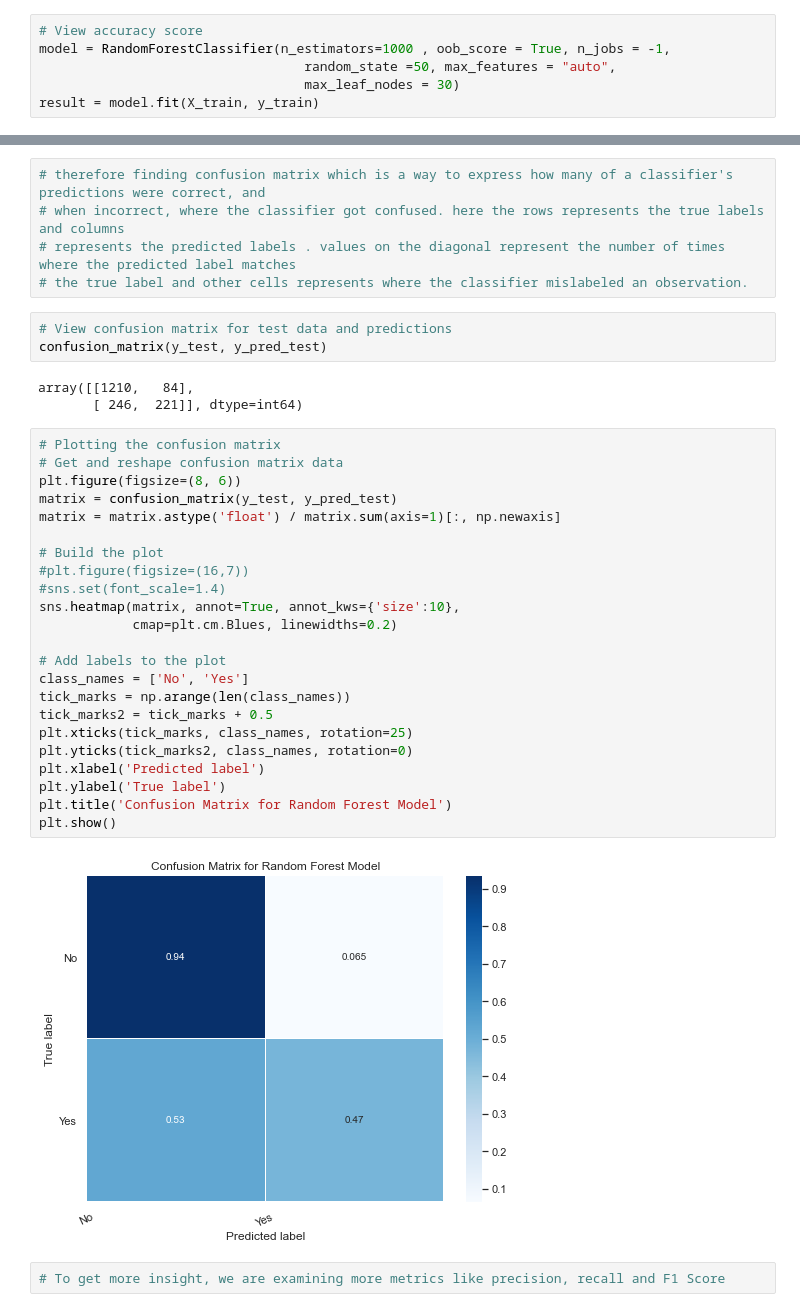
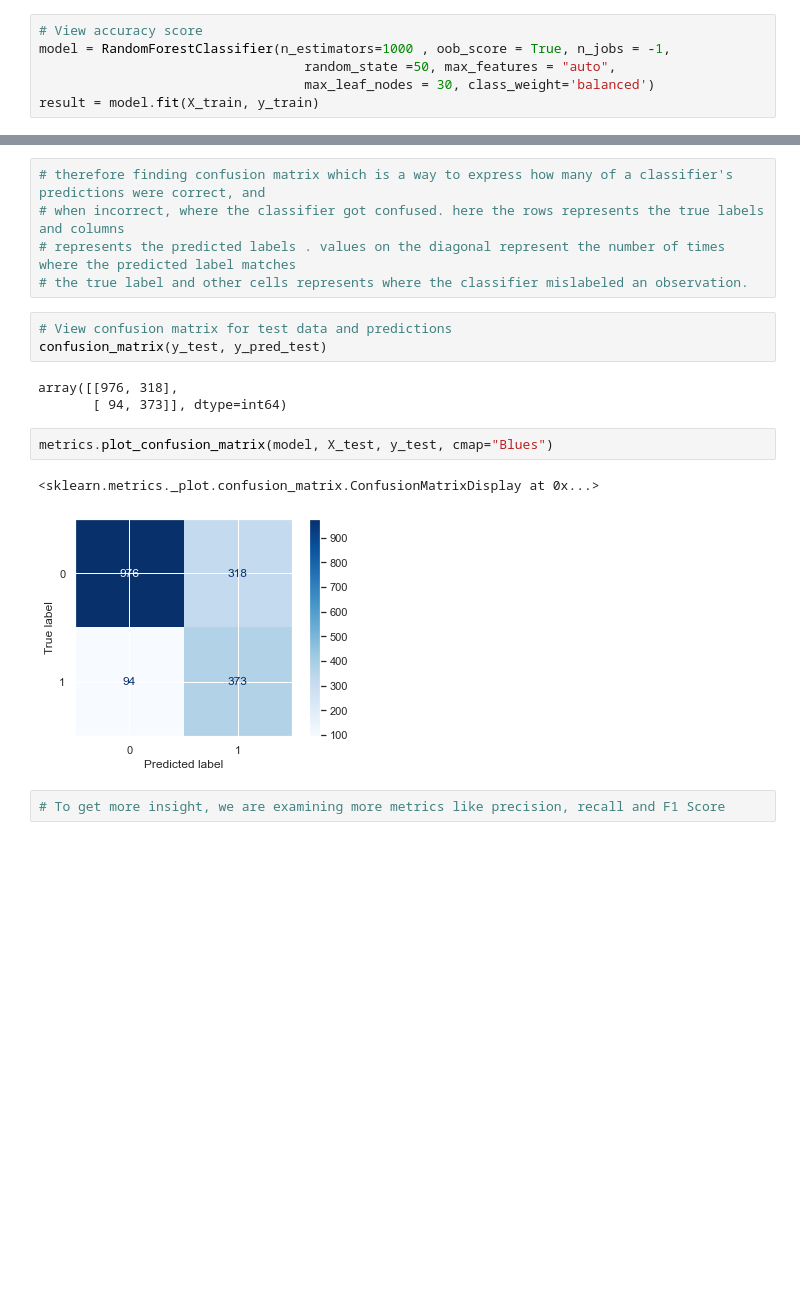
Before and after one commit to samarth-malhotra/Dissertation, a Jupyter notebook: Dissertation Project.ipynb, the cells around one changed output, grey strips where cells are left out. Cells and saved outputs as stored; diff of their text form; blank space fills up the shorter version.

```diff
--- a/Dissertation Project.ipynb
+++ b/Dissertation Project.ipynb
@@ -714,7 +709,7 @@ X_train, X_test, y_train, y_test = train_test_split(X, y, random_state=1, strati
 # View accuracy score
 model = RandomForestClassifier(n_estimators=1000 , oob_score = True, n_jobs = -1,
                                   random_state =50, max_features = "auto",
-                                  max_leaf_nodes = 30)
+                                  max_leaf_nodes = 30, class_weight='balanced')
 result = model.fit(X_train, y_train)
 # %%
 y_pred_test = model.predict(X_test)
@@ -733,33 +729,13 @@ accuracy_score(y_test, y_pred_test)
 # View confusion matrix for test data and predictions
 confusion_matrix(y_test, y_pred_test)
 # %% [output]
-array([[1210,   84],
-       [ 246,  221]], dtype=int64)
+array([[976, 318],
+       [ 94, 373]], dtype=int64)
-# %%
-# Plotting the confusion matrix
-# Get and reshape confusion matrix data
-plt.figure(figsize=(8, 6))
-matrix = confusion_matrix(y_test, y_pred_test)
-matrix = matrix.astype('float') / matrix.sum(axis=1)[:, np.newaxis]
-
-# Build the plot
-#plt.figure(figsize=(16,7))
-#sns.set(font_scale=1.4)
-sns.heatmap(matrix, annot=True, annot_kws={'size':10},
-            cmap=plt.cm.Blues, linewidths=0.2)
-
-# Add labels to the plot
-class_names = ['No', 'Yes']
-tick_marks = np.arange(len(class_names))
-tick_marks2 = tick_marks + 0.5
-plt.xticks(tick_marks, class_names, rotation=25)
-plt.yticks(tick_marks2, class_names, rotation=0)
-plt.xlabel('Predicted label')
-plt.ylabel('True label')
-plt.title('Confusion Matrix for Random Forest Model')
-plt.show()
-# %% [output]
-[figure, removed]
+# %%
+metrics.plot_confusion_matrix(model, X_test, y_test, cmap="Blues")
+# %% [output]
+<sklearn.metrics._plot.confusion_matrix.ConfusionMatrixDisplay at 0x...>
+[figure, added]
 # %%
 # To get more insight, we are examining more metrics like precision, recall and F1 Score
 # %%
```
Also changed, not shown: parts of 33 cells of this notebook.
